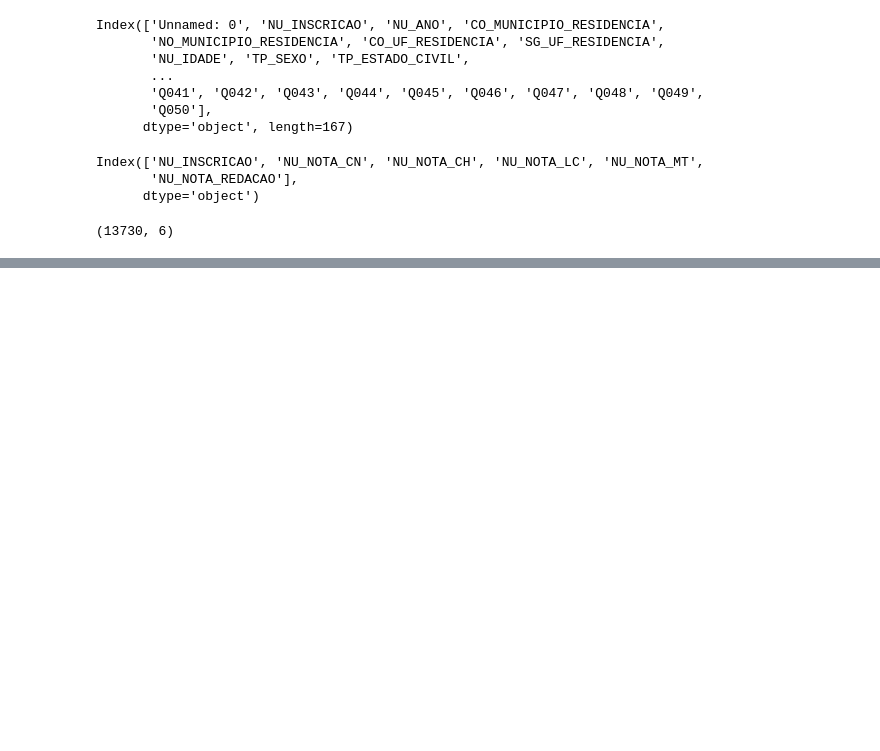
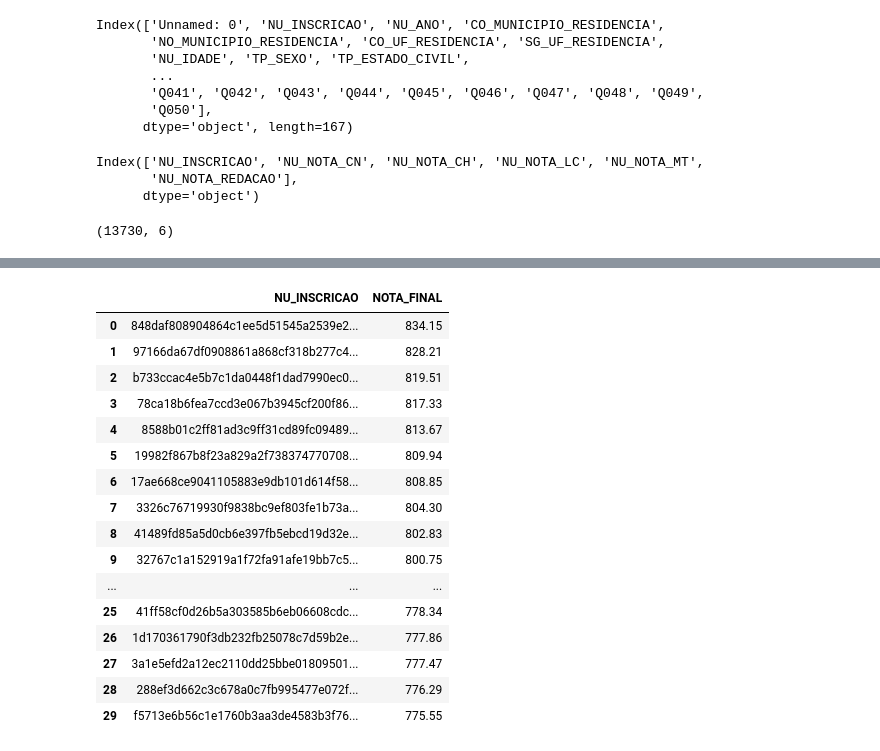
Before and after one commit to jorgemiguel182/melhoresenem2016, a Jupyter notebook: Melhores Colocados ENEM 2016.ipynb, the cells around one changed output, grey strips where cells are left out. Saved outputs shown, nothing was run; the diff lists cells and outputs as text; code cells hidden in the pictures; blank space fills up the shorter version.

```diff
--- a/Melhores Colocados ENEM 2016.ipynb
+++ b/Melhores Colocados ENEM 2016.ipynb
@@ -92,10 +69,12 @@ for indice, aluno in dftratado.iterrows():
     MT = float("{0:.2f}".format(aluno.NU_NOTA_MT))
     RD = float("{0:.2f}".format(aluno.NU_NOTA_REDACAO))
 
-    #print(LC * pLiguagemCodigo)
+    #print( ((CH * pCienciasHumanas) + (CN * pCienciasNatureza) +  (LC * pLiguagemCodigo) + (MT * pMatematica) + (RD * pRedacao)) /  float(10.5))
+    #print(type(aluno.NU_NOTA_REDACAO))
 
 
-    mp =  (CH * pCienciasHumanas + CN * pCienciasNatureza +  LC * pLiguagemCodigo + MT * pMatematica + RD * pRedacao /  10.5 )
+    mp =  ((CH * pCienciasHumanas) + (CN * pCienciasNatureza) +  (LC * pLiguagemCodigo) + (MT * pMatematica) + (RD * pRedacao)) / \
+    (pMatematica + pCienciasNatureza + pLiguagemCodigo + pCienciasHumanas + pRedacao)
 
     print(float("{0:.2f}".format(mp)))
 
@@ -132,5 +125,23 @@ dfinal.head(20)
 # %%
 dfinal = dfinal.reset_index(drop=True)
 # %%
-dfinal.head(20)
+dfinal.head(30)
+# %% [output]
+|  | NU_INSCRICAO | NOTA_FINAL |
+| 0 | 848daf808904864c1ee5d51545a2539e2... | 834.15 |
+| 1 | 97166da67df0908861a868cf318b277c4... | 828.21 |
+| 2 | b733ccac4e5b7c1da0448f1dad7990ec0... | 819.51 |
+| 3 | 78ca18b6fea7ccd3e067b3945cf200f86... | 817.33 |
+| 4 | 8588b01c2ff81ad3c9ff31cd89fc09489... | 813.67 |
+| 5 | 19982f867b8f23a829a2f738374770708... | 809.94 |
+| 6 | 17ae668ce9041105883e9db101d614f58... | 808.85 |
+| 7 | 3326c76719930f9838bc9ef803fe1b73a... | 804.30 |
+| 8 | 41489fd85a5d0cb6e397fb5ebcd19d32e... | 802.83 |
+| 9 | 32767c1a152919a1f72fa91afe19bb7c5... | 800.75 |
+| ... | ... | ... |
+| 25 | 41ff58cf0d26b5a303585b6eb06608cdc... | 778.34 |
+| 26 | 1d170361790f3db232fb25078c7d59b2e... | 777.86 |
+| 27 | 3a1e5efd2a12ec2110dd25bbe01809501... | 777.47 |
+| 28 | 288ef3d662c3c678a0c7fb995477e072f... | 776.29 |
+| 29 | f5713e6b56c1e1760b3aa3de4583b3f76... | 775.55 |
 # %%
```
Also changed, not shown: parts of 9 cells of this notebook.
